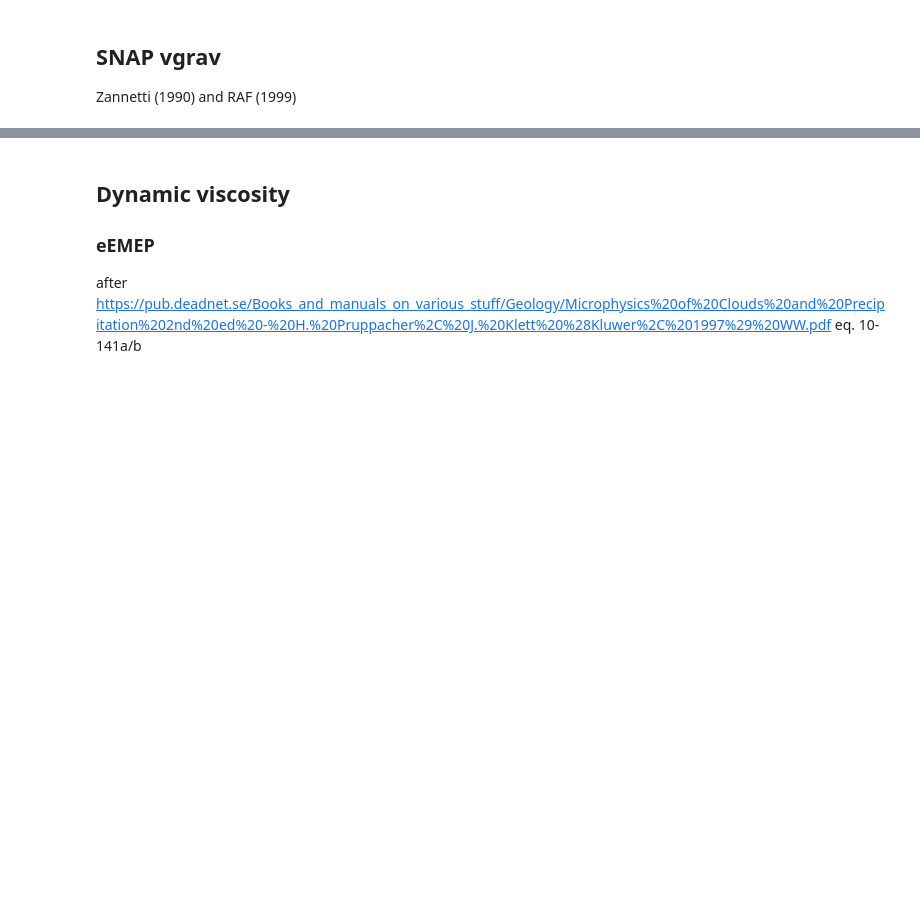
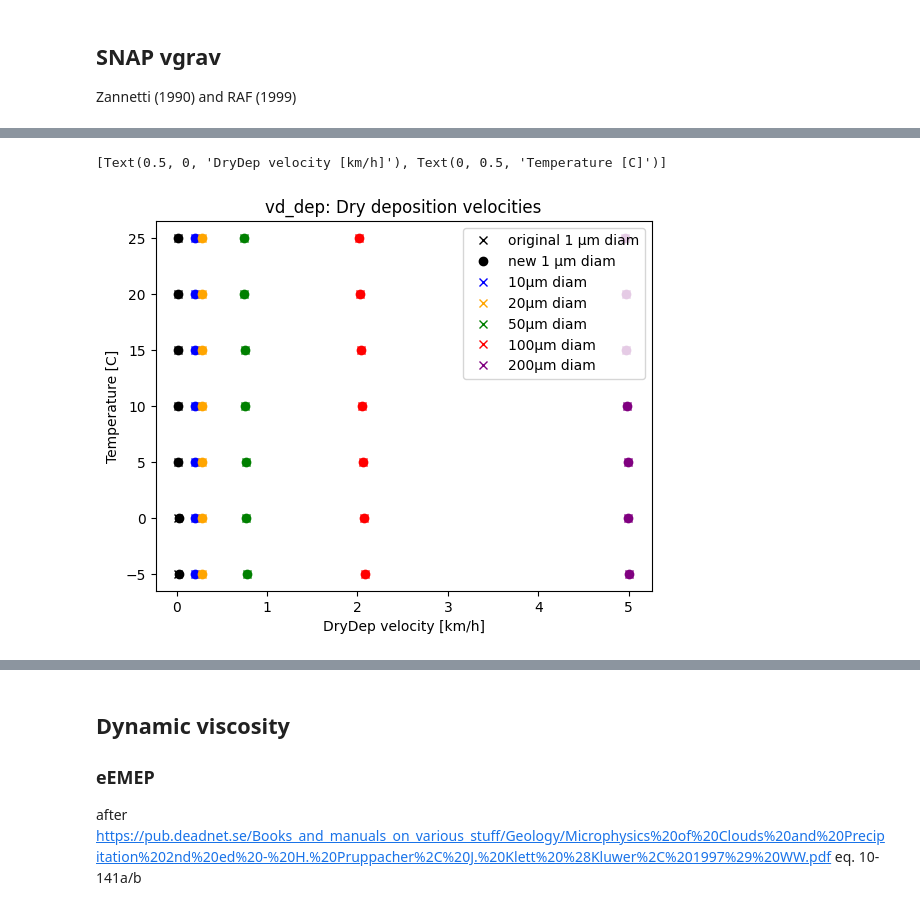
Before and after one commit to metno/snap, a Jupyter notebook: src/processes/grav_settling.ipynb, the cells around one changed output, grey strips where cells are left out. Drawn from its saved outputs; the diff is of its cells as text; code cells hidden in the pictures; blank space fills up the shorter version.

```diff
--- a/src/processes/grav_settling.ipynb
+++ b/src/processes/grav_settling.ipynb
@@ -277,0 +527,30 @@ size: 200, vt=[1.33089647 2.0227082  2.64088256]
+# %%
+colours = ['black','blue', 'orange', 'green', 'red', 'purple']
+
+fig, ax = plt.subplots()
+ax.set_title("vd_dep: Dry deposition velocities")
+for t in range(-5,30,5):
+    temp = t + 273.15
+    i=0
+    for psize in [1, 10, 20, 50, 100, 200]:
+        # fall_velocities = grav_snap2(psize*1e-6,
+        #                             2300,
+        #                             std_atmosphere["temperature"]+273.15,
+        #                             std_atmosphere["pressure"])[0]
+        # ax.plot(fall_velocities*3.6, std_atmosphere["height"],label=f"{psize}µm")
+        # print(f"size: {psize}, vt={fall_velocities}")
+        if t==5 and psize ==1:
+            ax.plot(dry_dep_const_nu(psize*1e-6,2300,temp, std_atmosphere["pressure"][0])*3.6, t, 'kx', label="original 1 µm diam")
+            ax.plot(grav_snap2(psize*1e-6,2300,temp, std_atmosphere["pressure"][0])*3.6, t, 'ko', label="new 1 µm diam")
+        elif t==5:
+            ax.plot(dry_dep_const_nu(psize*1e-6,2300,temp, std_atmosphere["pressure"][0])*3.6, t, 'x',color=colours[i], label=f"{psize}µm diam")
+            ax.plot(grav_snap2(psize*1e-6,2300,temp, std_atmosphere["pressure"][0])*3.6, t, 'o',color=colours[i])
+        else:
+            ax.plot(dry_dep_const_nu(psize*1e-6,2300,temp, std_atmosphere["pressure"][0])*3.6, t, 'x',color=colours[i])
+            ax.plot(grav_snap2(psize*1e-6,2300,temp, std_atmosphere["pressure"][0])*3.6, t, 'o',color=colours[i])
+        i+=1
+ax.legend()
+ax.set(xlabel='DryDep velocity [km/h]', ylabel="Temperature [C]")
+# %% [output]
+[Text(0.5, 0, 'DryDep velocity [km/h]'), Text(0, 0.5, 'Temperature [C]')]
+[figure, added]
```
Also changed, not shown: parts of 9 cells of this notebook.
